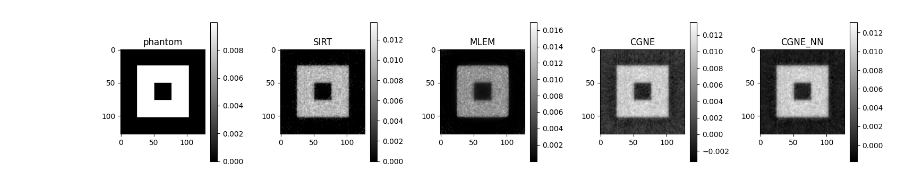
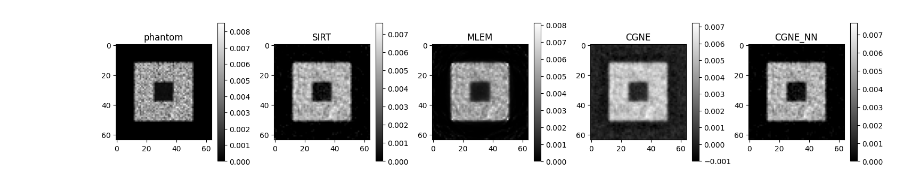
Before and after one commit to axarekma/mvtomo, a Jupyter notebook: examples/Algorthm_Example.ipynb, the cells around one changed output. Drawn from its saved outputs; the diff is of its cells as text; code cells hidden in the pictures.

Commit message:
update
Added voxelproj backend
unified the projector handling

```diff
--- a/examples/Algorthm_Example.ipynb
+++ b/examples/Algorthm_Example.ipynb
@@ -25,7 +11,3 @@ sino = A(phantom)
 from context import mvtomo
 from mvtomo.algorithm_single import SIRT, MLEM, CGNE
 from mvtomo.utils import volshow, plot_imgs
-# %%
-n_iters = 50
-sino_noisy = mvtomo.add_poisson(sino, 1000)
-mvtomo.volshow(sino_noisy)
@@ -34,10 +14,25 @@ mvtomo.volshow(sino_noisy)
+# %%
+L = 64
+n_angles=192
+upscale = 2
+mvtomo.set_backend("voxelproj", z_order=2)
+phantom, sino_vox, angles = getphantom(L = L, upscale=upscale , n_angles=n_angles)
+sino = mvtomo.add_poisson(sino_vox, 1000)
 # %%
-rec_sirt = SIRT(np.zeros(phantom.shape), sino_noisy, angles)
-rec_mlem = MLEM(np.ones(phantom.shape), sino_noisy, angles)
-rec_cgne = CGNE(np.zeros(phantom.shape), sino_noisy, angles)
-rec_cgne_nn = CGNE(np.zeros(phantom.shape), sino_noisy, angles, nn_step=3)
+n_iters = 100
+rec_sirt = SIRT(np.zeros(phantom.shape), sino, angles)
+rec_mlem = MLEM(np.ones(phantom.shape), sino, angles)
+rec_cgne = CGNE(np.zeros(phantom.shape), sino, angles)
+rec_cgne_nn = CGNE(np.zeros(phantom.shape), sino, angles, nn_step=1)
 
 vol_sirt, psnr_sirt = rec_sirt(n_iters,oracle = phantom)
 vol_mlem, psnr_mlem = rec_mlem(n_iters,oracle = phantom)
 vol_cgne, psnr_cgne = rec_cgne(n_iters,oracle = phantom)
 vol_cgne2, psnr_cgne2 = rec_cgne_nn(n_iters,oracle = phantom)
+
+plt.figure()
+plt.plot(psnr_sirt, label = 'SIRT')
+plt.plot(psnr_mlem, label = 'MLEM')
+plt.plot(psnr_cgne, label = 'CGNE')
+plt.plot(psnr_cgne2, label = 'CGNE nn')
+plt.legend()
@@ -54,11 +42,11 @@ plt.legend()
 # %%
 from mvtomo.utils import plot_imgs
 plot_imgs(
-    phantom=phantom[N//2],
-    SIRT=vol_sirt[N//2],
-    MLEM=vol_mlem[N//2],
-    CGNE=vol_cgne[N//2],
-    CGNE_NN=vol_cgne2[N//2],
+    phantom=phantom[L//2],
+    SIRT=vol_sirt[L//2],
+    MLEM=vol_mlem[L//2],
+    CGNE=vol_cgne[L//2],
+    CGNE_NN=vol_cgne2[L//2],
 )
 # %% [output]
-[figure, old version]
+[figure, new version]
```
Also changed, not shown: parts of 6 cells of this notebook, 11 other files.
